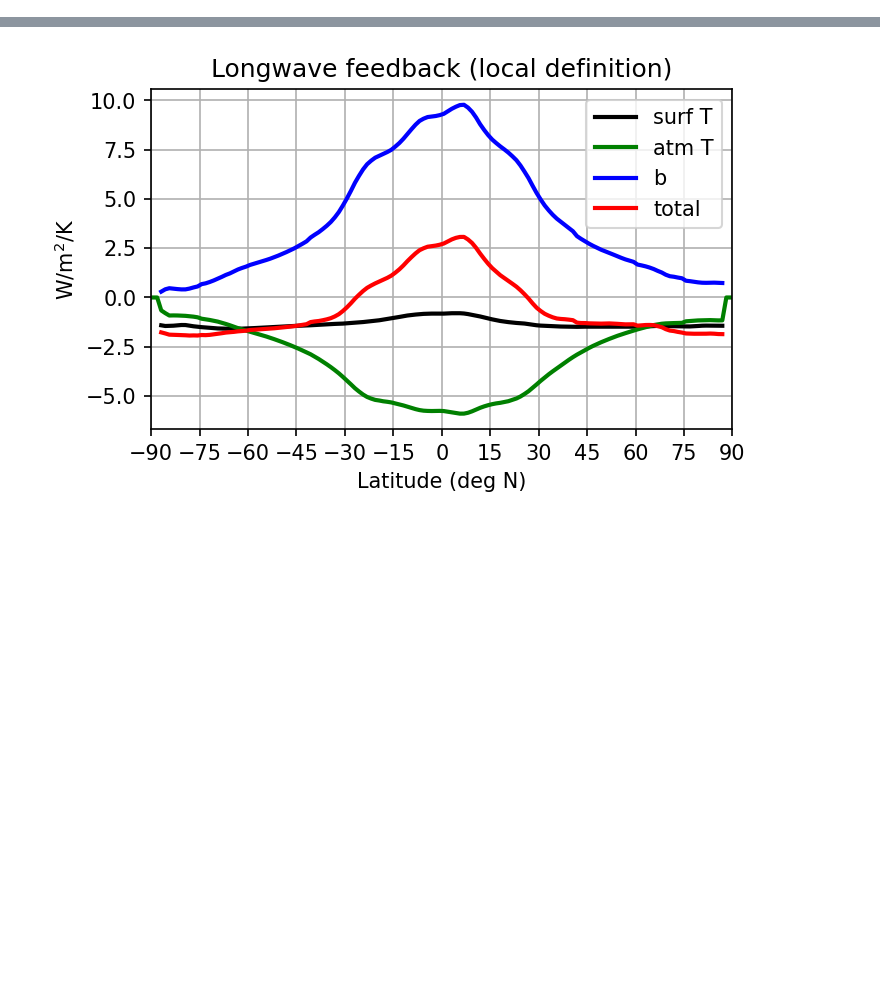
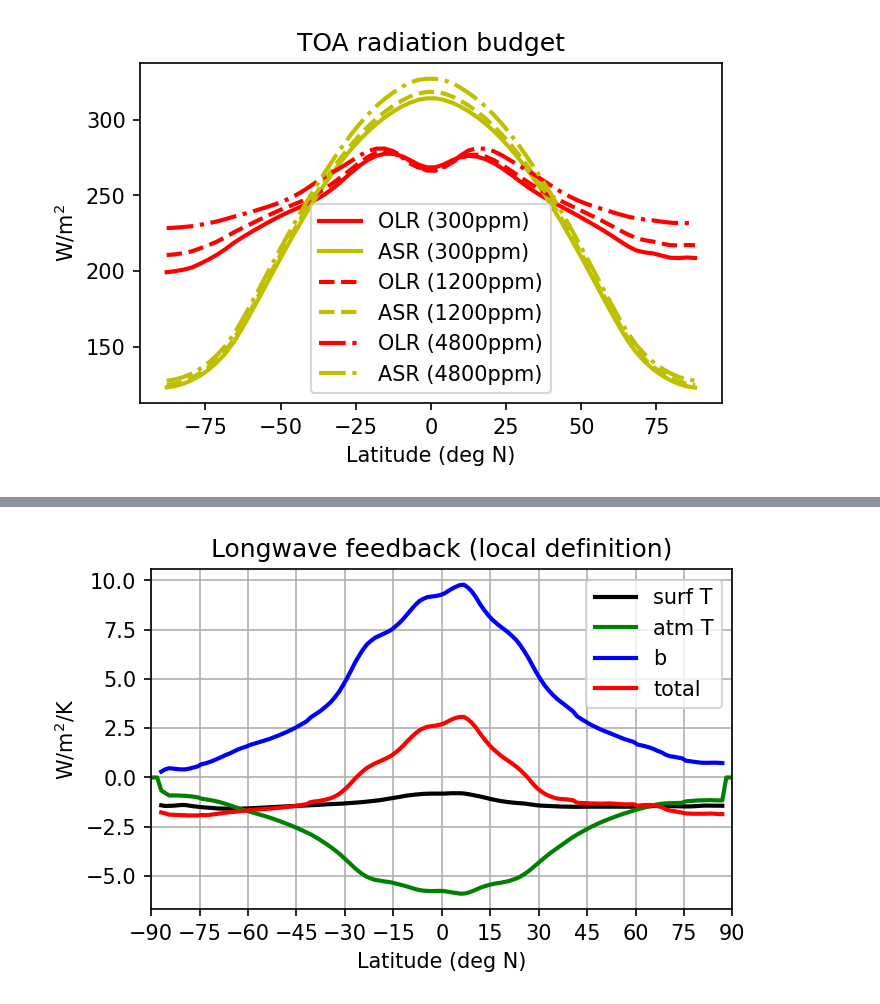
Before and after one commit to matthewjhenry/eocene, a Jupyter notebook: feedback_noclouds.ipynb, the cells around one changed output, grey strips where cells are left out. Cells and saved outputs as stored; diff of their text form; code cells hidden in the pictures; blank space fills up the shorter version.

```diff
--- a/feedback_noclouds.ipynb
+++ b/feedback_noclouds.ipynb
@@ -19,4 +36,19 @@ ocean=ctl_300.ml_heat_cap.mean('months') > 8257740
 # %%
 diff_1200 = ctl_1200-ctl_300
 diff_4800 = ctl_4800-ctl_1200
+# %%
+fig = plt.figure(figsize=(5,3),dpi=150)
+ctl_300.soc_olr.mean(('lon','months')).plot(c='r',lw=2,label='OLR (300ppm)')
+ctl_300.soc_toa_sw.mean(('lon','months')).plot(c='y',lw=2,label='ASR (300ppm)')
+ctl_1200.soc_olr.mean(('lon','months')).plot(c='r',ls='--',lw=2,label='OLR (1200ppm)')
+ctl_1200.soc_toa_sw.mean(('lon','months')).plot(c='y',ls='--',lw=2,label='ASR (1200ppm)')
+ctl_4800.soc_olr.mean(('lon','months')).plot(c='r',ls='-.',lw=2,label='OLR (4800ppm)')
+ctl_4800.soc_toa_sw.mean(('lon','months')).plot(c='y',ls='-.',lw=2,label='ASR (4800ppm)')
+plt.xlabel('Latitude (deg N)')
+plt.ylabel('W/m$^2$')
+plt.title('TOA radiation budget')
+plt.legend()
+plt.show()
+# %% [output]
+[figure, added]
 # %%
```
Also changed, not shown: parts of 7 cells of this notebook, 8 other files.
